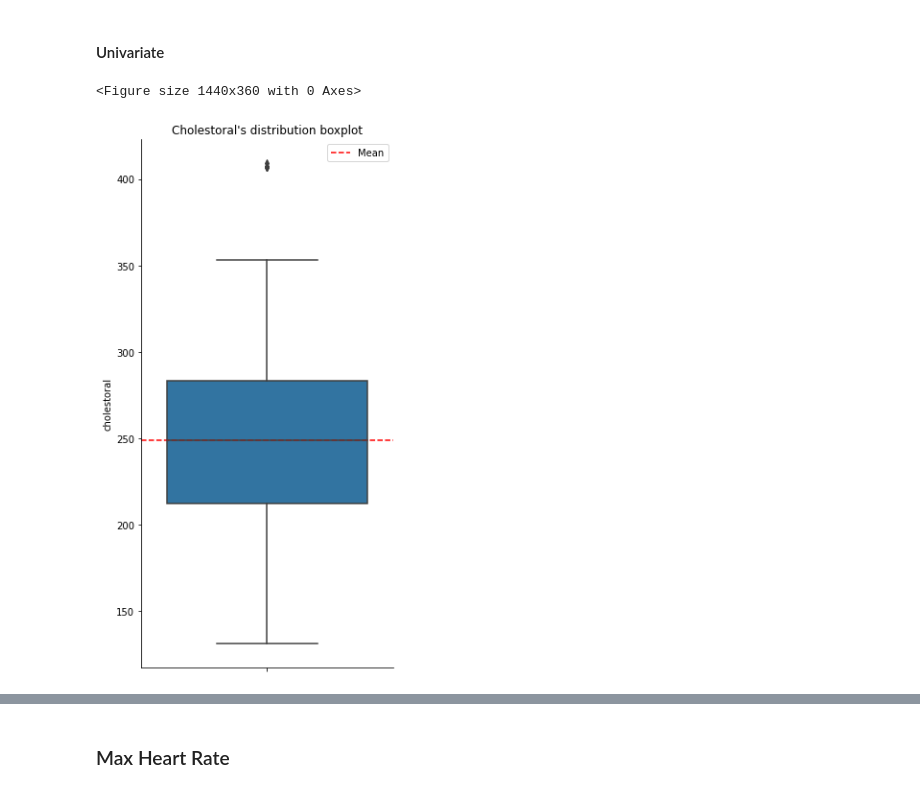
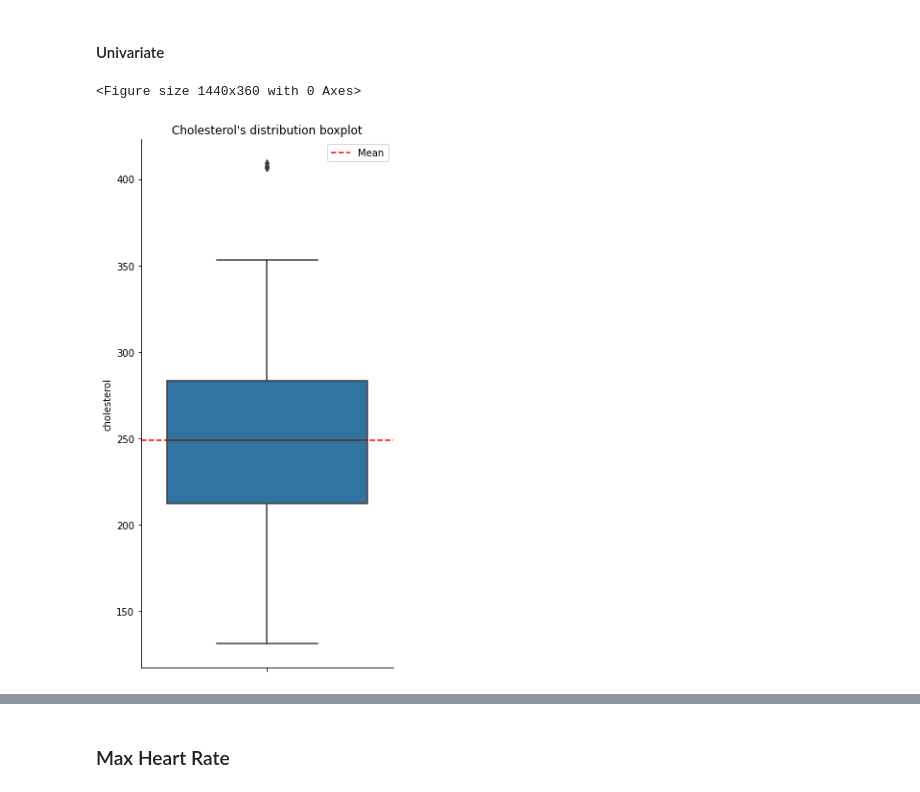
Before and after one commit to RenanGroot/EDA-Heart-Failure, a Jupyter notebook: Heart-Failure-EDA.ipynb, the cells around one changed output, grey strips where cells are left out. Saved outputs shown, nothing was run; the diff lists cells and outputs as text; code cells hidden in the pictures.

```diff
--- a/Heart-Failure-EDA.ipynb
+++ b/Heart-Failure-EDA.ipynb
@@ -126,7 +126,7 @@ df = df[['Age','Gender','Depression','Smoking','Family.History','Diabetes',
 # %%
 # Changing columns names
 
-df.rename(columns={"C.P.K":"CPK","trestbps":"BloodPressRest","chol":"cholestoral","thalach":"MaxHeartRate"
+df.rename(columns={"C.P.K":"CPK","trestbps":"BloodPressRest","chol":"cholesterol","thalach":"MaxHeartRate"
                    ,"PLATELET_COUNT":"PlateletCount"}, inplace=True)
 # %% [markdown]
 ### Statistics overview
@@ -795,21 +795,21 @@ There aren't great diferences between Survivors and Non-survivors when looking t
 # %%
 # Configuring plot figure size
 plt.figure(figsize=(20,5))
 
 # Selecting plot data and plotting type
-graph = sns.catplot(data=df_numeric, y="cholestoral", kind="box",  height=8, aspect=9/16)
+graph = sns.catplot(data=df_numeric, y="cholesterol", kind="box",  height=8, aspect=9/16)
 
 # Setting a mean line
-graph.refline(y=df_numeric["cholestoral"].mean(), color='red', ls='--', lw=1.5, label="Mean")
+graph.refline(y=df_numeric["cholesterol"].mean(), color='red', ls='--', lw=1.5, label="Mean")
 
 # Setting plot's title
-graph.set(title="Cholestoral's distribution boxplot")
+graph.set(title="Cholesterol's distribution boxplot")
 
 # Plotting legend for the lines
 plt.legend()
 
 # Showing plot on JupyterNotebook
 plt.show()
 # %% [output]
 <Figure size 1440x360 with 0 Axes>
-[figure, old version]
+[figure, new version]
```
Also changed, not shown: parts of 15 cells of this notebook.
